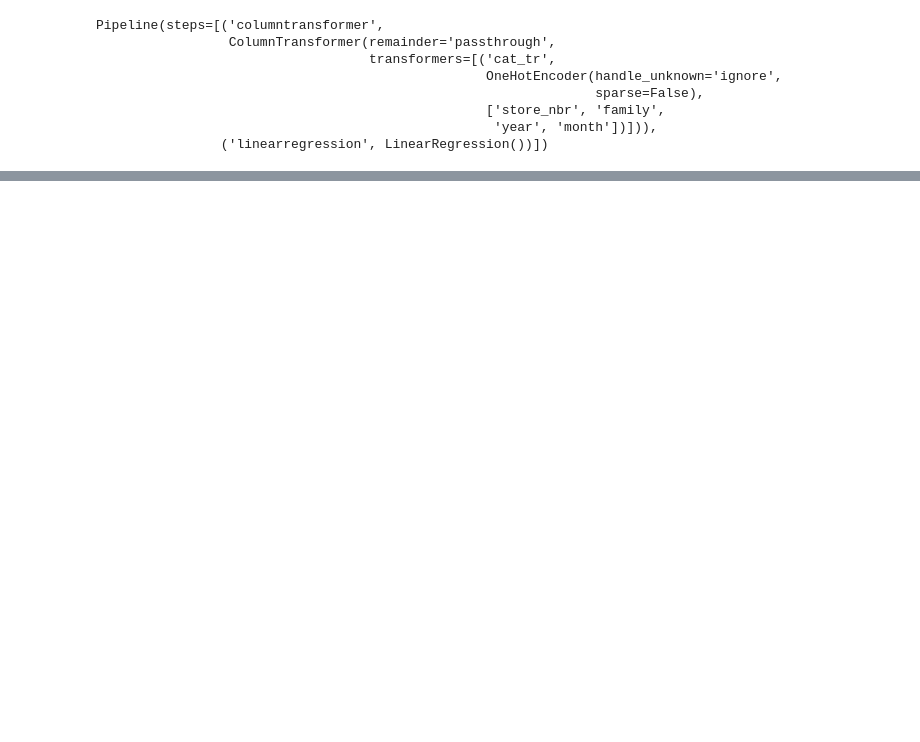
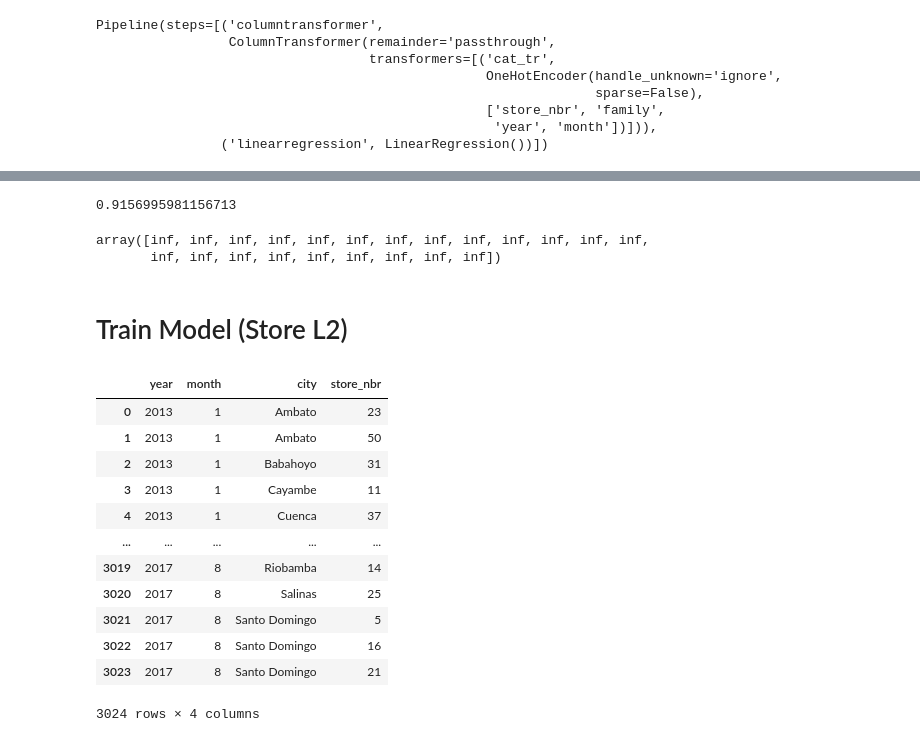
Before and after one commit to mrdaraujo/business_case_869, a Jupyter notebook: notebooks/victor_package_tests.ipynb, the cells around one changed output, grey strips where cells are left out. Saved outputs shown, nothing was run; the diff lists cells and outputs as text; code cells hidden in the pictures; blank space fills up the shorter version.

```diff
--- a/notebooks/victor_package_tests.ipynb
+++ b/notebooks/victor_package_tests.ipynb
@@ -91,0 +156,32 @@ pipe.predict(X_predict)[0]
+# %%
+job.score(X_train,y_train)
+# %% [output]
+0.9156995981156713
+# %%
+p = job.predict(X_predict).tolist()
+p = [np.exp(i) for i in p]
+p = np.array(p)
+p
+# %% [output]
+array([inf, inf, inf, inf, inf, inf, inf, inf, inf, inf, inf, inf, inf,
+       inf, inf, inf, inf, inf, inf, inf, inf, inf])
+# %% [markdown]
+# Train Model (Store L2)
+# %%
+X_train, y_train, X_predict, pipe, preprocessor = TrainStore()
+# %%
+X_train
+# %% [output]
+|  | year | month | city | store_nbr |
+| 0 | 2013 | 1 | Ambato | 23 |
+| 1 | 2013 | 1 | Ambato | 50 |
+| 2 | 2013 | 1 | Babahoyo | 31 |
+| 3 | 2013 | 1 | Cayambe | 11 |
+| 4 | 2013 | 1 | Cuenca | 37 |
+| ... | ... | ... | ... | ... |
+| 3019 | 2017 | 8 | Riobamba | 14 |
+| 3020 | 2017 | 8 | Salinas | 25 |
+| 3021 | 2017 | 8 | Santo Domingo | 5 |
+| 3022 | 2017 | 8 | Santo Domingo | 16 |
+| 3023 | 2017 | 8 | Santo Domingo | 21 |
+3024 rows × 4 columns
```
Also changed, not shown: parts of 40 cells of this notebook, 10 other files.
